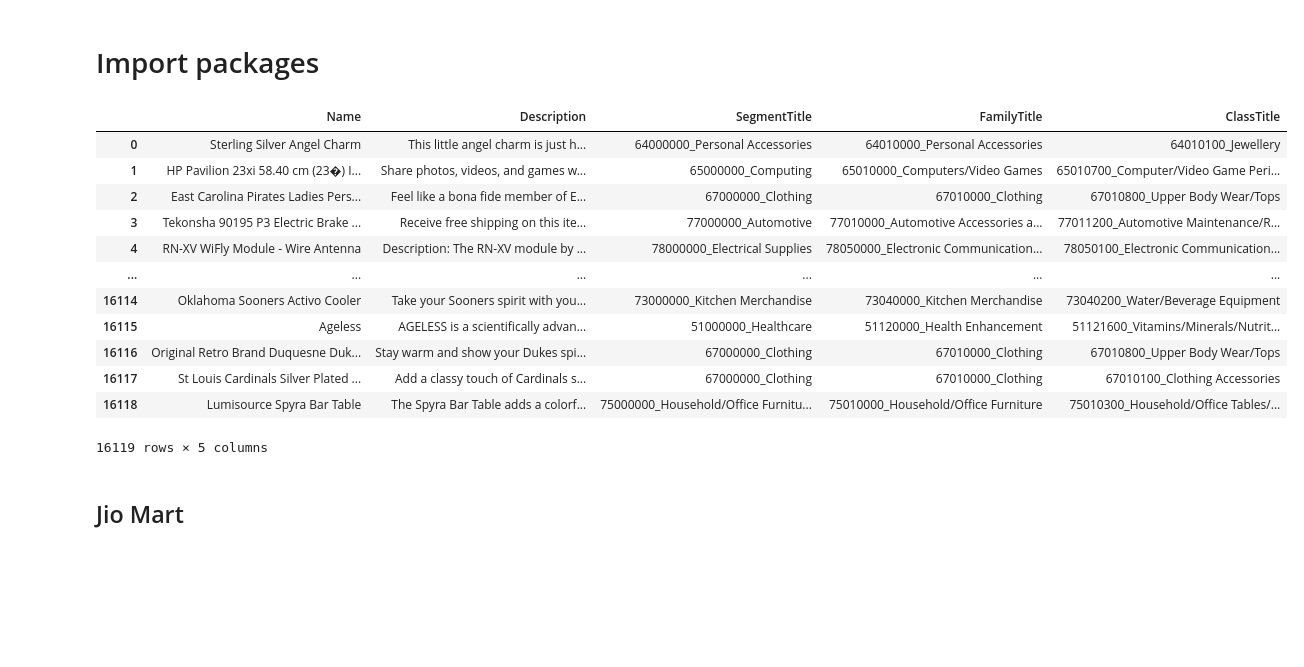
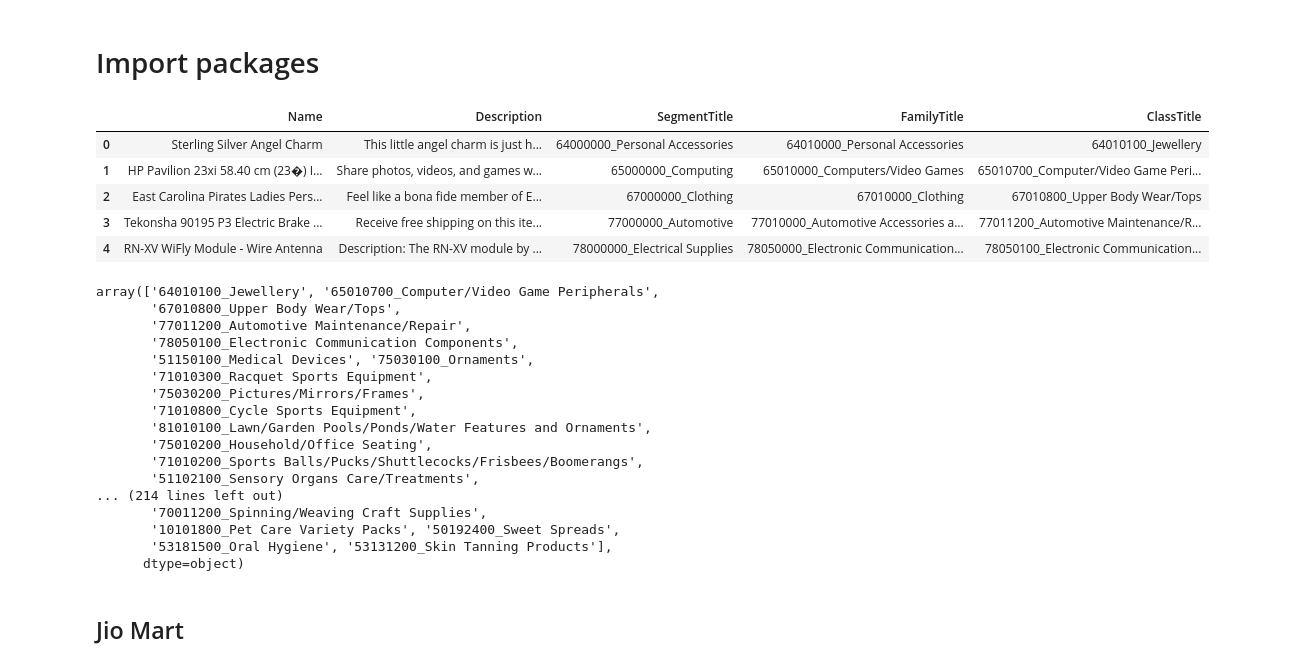
Before and after one commit to A11Veles/PC_Iter7, a Jupyter notebook: src/prepare_merged_datasets.ipynb, the cells around one changed output. Saved outputs shown, nothing was run; the diff lists cells and outputs as text; code cells hidden in the pictures; blank space fills up the shorter version.

```diff
--- a/src/prepare_merged_datasets.ipynb
+++ b/src/prepare_merged_datasets.ipynb
@@ -14,21 +17,35 @@ SEUODI_DATASET_MAPPED, JIO_MART_DATASET, JIO_MART_DATASET_MAPPED, JIO_MART_DATAS
 )
 # %%
 mwpd = pd.read_csv(MWPD_FULL_DATASET)
-mwpd
+mwpd.head()
 # %% [output]
 |  | Name | Description | SegmentTitle | FamilyTitle | ClassTitle |
 | 0 | Sterling Silver Angel Charm | This little angel charm is just h... | 64000000_Personal Accessories | 64010000_Personal Accessories | 64010100_Jewellery |
 | 1 | HP Pavilion 23xi 58.40 cm (23�) I... | Share photos, videos, and games w... | 65000000_Computing | 65010000_Computers/Video Games | 65010700_Computer/Video Game Peri... |
 | 2 | East Carolina Pirates Ladies Pers... | Feel like a bona fide member of E... | 67000000_Clothing | 67010000_Clothing | 67010800_Upper Body Wear/Tops |
 | 3 | Tekonsha 90195 P3 Electric Brake ... | Receive free shipping on this ite... | 77000000_Automotive | 77010000_Automotive Accessories a... | 77011200_Automotive Maintenance/R... |
 | 4 | RN-XV WiFly Module - Wire Antenna | Description: The RN-XV module by ... | 78000000_Electrical Supplies | 78050000_Electronic Communication... | 78050100_Electronic Communication... |
-| ... | ... | ... | ... | ... | ... |
-| 16114 | Oklahoma Sooners Activo Cooler | Take your Sooners spirit with you... | 73000000_Kitchen Merchandise | 73040000_Kitchen Merchandise | 73040200_Water/Beverage Equipment |
-| 16115 | Ageless | AGELESS is a scientifically advan... | 51000000_Healthcare | 51120000_Health Enhancement | 51121600_Vitamins/Minerals/Nutrit... |
-| 16116 | Original Retro Brand Duquesne Duk... | Stay warm and show your Dukes spi... | 67000000_Clothing | 67010000_Clothing | 67010800_Upper Body Wear/Tops |
-| 16117 | St Louis Cardinals Silver Plated ... | Add a classy touch of Cardinals s... | 67000000_Clothing | 67010000_Clothing | 67010100_Clothing Accessories |
-| 16118 | Lumisource Spyra Bar Table | The Spyra Bar Table adds a colorf... | 75000000_Household/Office Furnitu... | 75010000_Household/Office Furniture | 75010300_Household/Office Tables/... |
-16119 rows × 5 columns
+# %%
+mwpd_classes = mwpd["ClassTitle"].unique()
+mwpd_classes
+# %% [output]
+array(['64010100_Jewellery', '65010700_Computer/Video Game Peripherals',
+       '67010800_Upper Body Wear/Tops',
+       '77011200_Automotive Maintenance/Repair',
+       '78050100_Electronic Communication Components',
+       '51150100_Medical Devices', '75030100_Ornaments',
+       '71010300_Racquet Sports Equipment',
+       '75030200_Pictures/Mirrors/Frames',
+       '71010800_Cycle Sports Equipment',
+       '81010100_Lawn/Garden Pools/Ponds/Water Features and Ornaments',
+       '75010200_Household/Office Seating',
+       '71010200_Sports Balls/Pucks/Shuttlecocks/Frisbees/Boomerangs',
+       '51102100_Sensory Organs Care/Treatments',
+... (214 lines left out)
+       '70011200_Spinning/Weaving Craft Supplies',
+       '10101800_Pet Care Variety Packs', '50192400_Sweet Spreads',
+       '53181500_Oral Hygiene', '53131200_Skin Tanning Products'],
+      dtype=object)
 # %% [markdown]
 ## Jio Mart
 # %%
```
Also changed, not shown: parts of 17 cells of this notebook, 5 other files.
